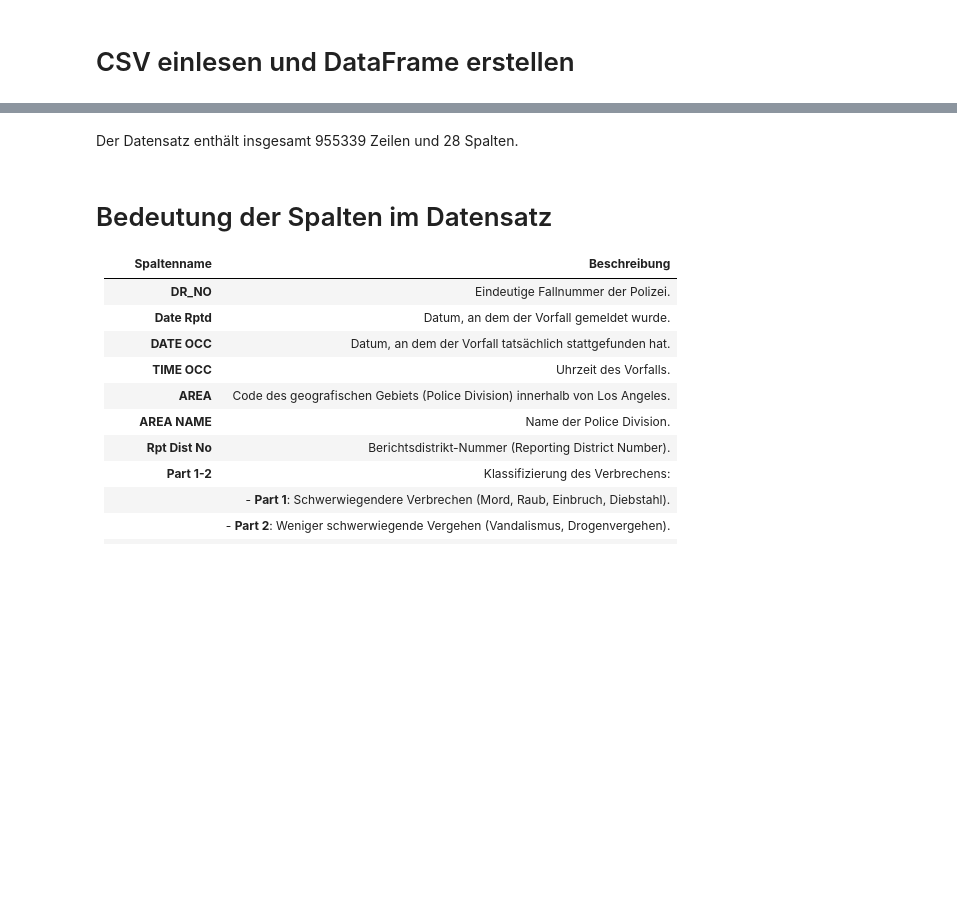
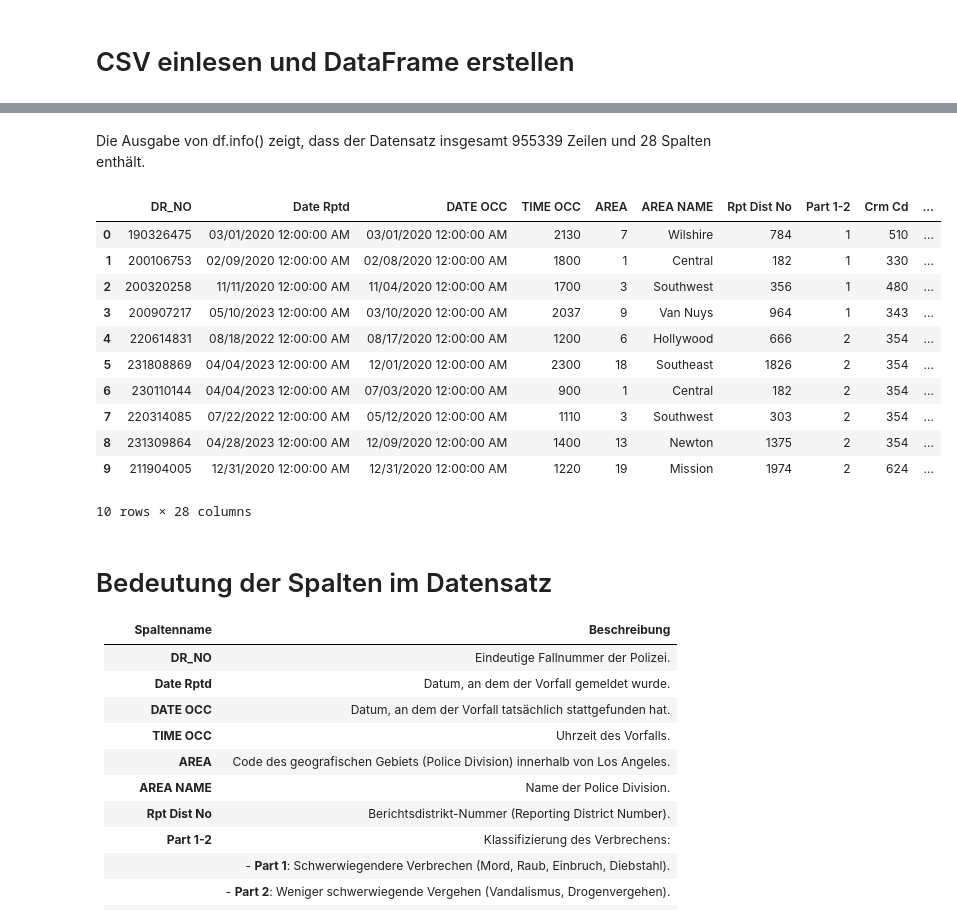
Before and after one commit to Baenji/DIP, a Jupyter notebook: crime.ipynb, the cells around one changed output, grey strips where cells are left out. Drawn from its saved outputs; the diff is of its cells as text; code cells hidden in the pictures; blank space fills up the shorter version.

```diff
--- a/crime.ipynb
+++ b/crime.ipynb
@@ -32,5 +42,20 @@ df.head()
 # %% [markdown]
-Der Datensatz enthält insgesamt 955339 Zeilen und 28 Spalten.
+Die Ausgabe von df.info() zeigt, dass der Datensatz insgesamt 955339 Zeilen und 28 Spalten enthält.
+# %%
+df.head(10)
+# %% [output]
+|  | DR_NO | Date Rptd | DATE OCC | TIME OCC | AREA | AREA NAME | Rpt Dist No | Part 1-2 | Crm Cd | ... |
+| 0 | 190326475 | 03/01/2020 12:00:00 AM | 03/01/2020 12:00:00 AM | 2130 | 7 | Wilshire | 784 | 1 | 510 | ... |
+| 1 | 200106753 | 02/09/2020 12:00:00 AM | 02/08/2020 12:00:00 AM | 1800 | 1 | Central | 182 | 1 | 330 | ... |
+| 2 | 200320258 | 11/11/2020 12:00:00 AM | 11/04/2020 12:00:00 AM | 1700 | 3 | Southwest | 356 | 1 | 480 | ... |
+| 3 | 200907217 | 05/10/2023 12:00:00 AM | 03/10/2020 12:00:00 AM | 2037 | 9 | Van Nuys | 964 | 1 | 343 | ... |
+| 4 | 220614831 | 08/18/2022 12:00:00 AM | 08/17/2020 12:00:00 AM | 1200 | 6 | Hollywood | 666 | 2 | 354 | ... |
+| 5 | 231808869 | 04/04/2023 12:00:00 AM | 12/01/2020 12:00:00 AM | 2300 | 18 | Southeast | 1826 | 2 | 354 | ... |
+| 6 | 230110144 | 04/04/2023 12:00:00 AM | 07/03/2020 12:00:00 AM | 900 | 1 | Central | 182 | 2 | 354 | ... |
+| 7 | 220314085 | 07/22/2022 12:00:00 AM | 05/12/2020 12:00:00 AM | 1110 | 3 | Southwest | 303 | 2 | 354 | ... |
+| 8 | 231309864 | 04/28/2023 12:00:00 AM | 12/09/2020 12:00:00 AM | 1400 | 13 | Newton | 1375 | 2 | 354 | ... |
+| 9 | 211904005 | 12/31/2020 12:00:00 AM | 12/31/2020 12:00:00 AM | 1220 | 19 | Mission | 1974 | 2 | 624 | ... |
+10 rows × 28 columns
 # %% [markdown]
 # Bedeutung der Spalten im Datensatz
 
```
Also changed, not shown: parts of 33 cells of this notebook.
